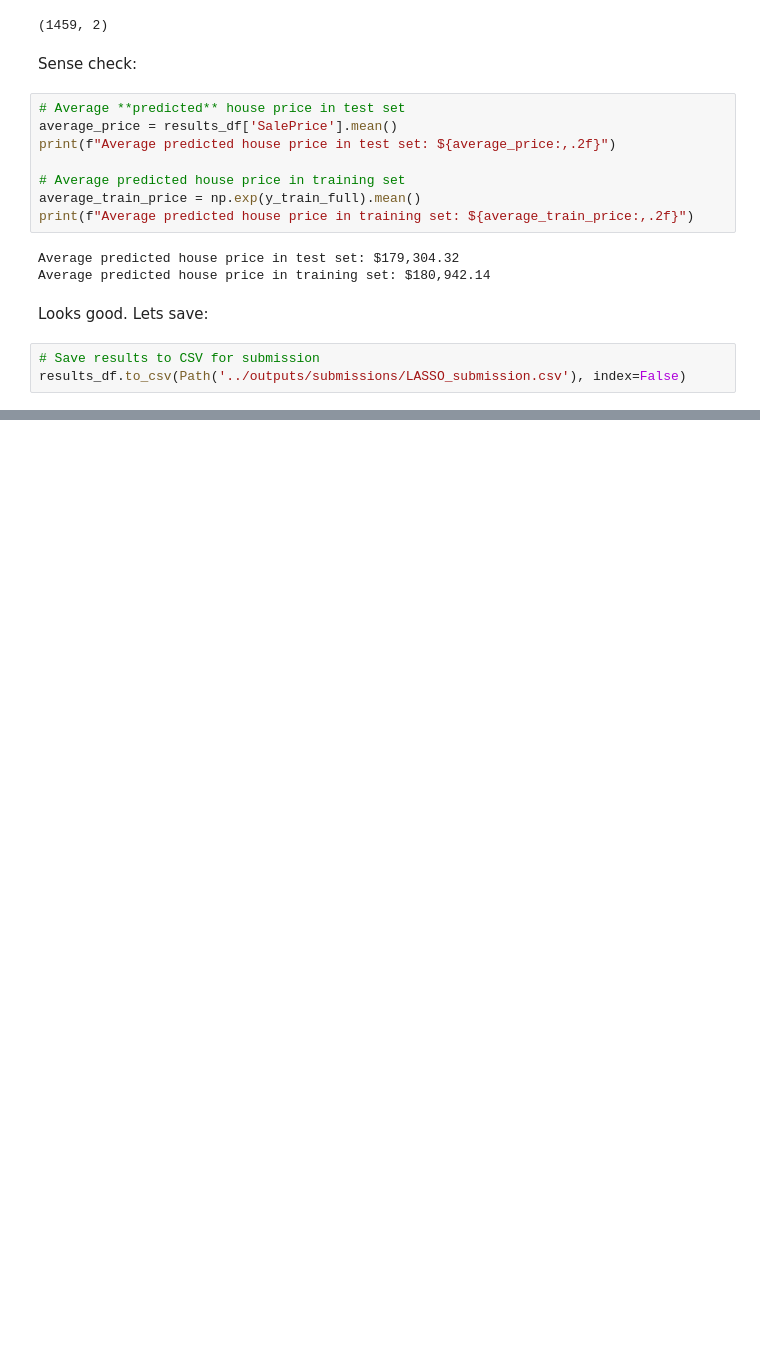
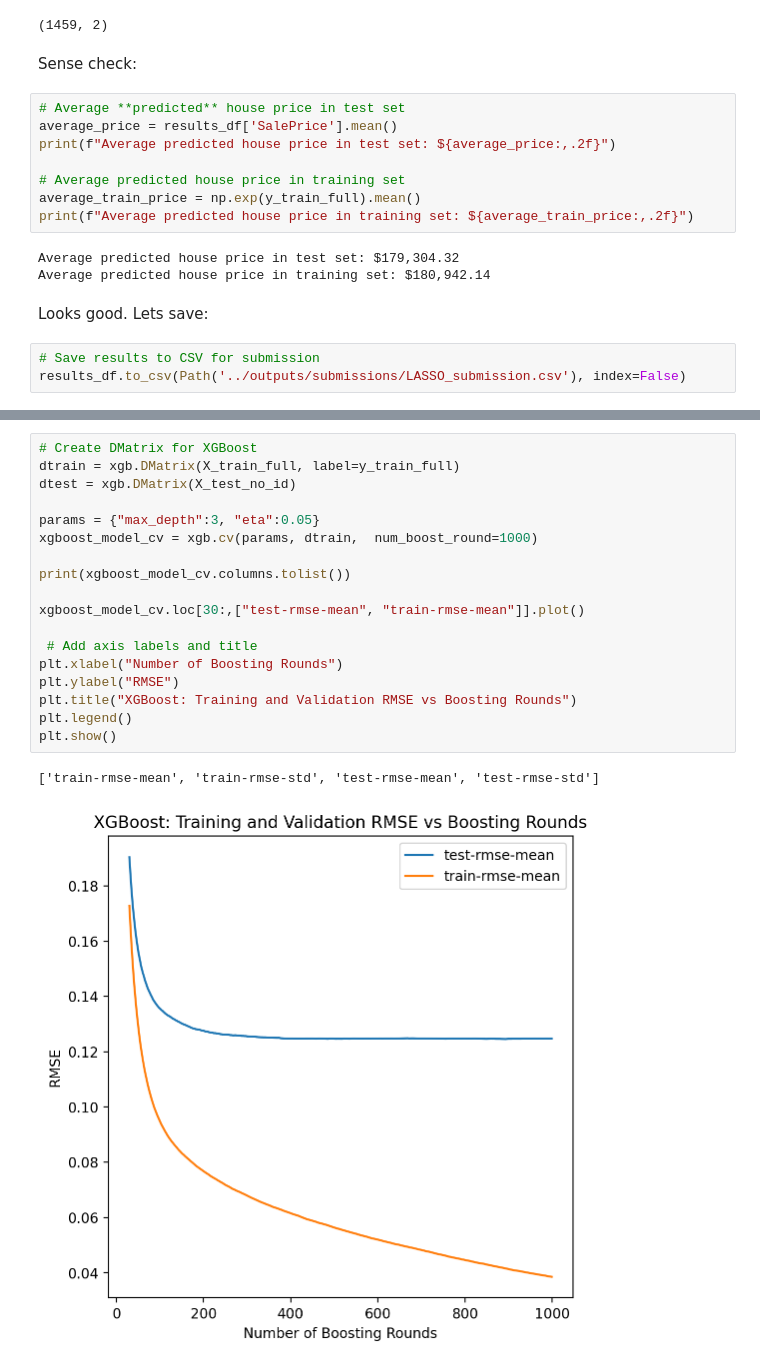
Before and after one commit to arikatz123/house-prices-ml, a Jupyter notebook: notebooks/linear_regression_models.ipynb, the cells around one changed output, grey strips where cells are left out. Cells and saved outputs as stored; diff of their text form; blank space fills up the shorter version.

```diff
--- a/notebooks/linear_regression_models.ipynb
+++ b/notebooks/linear_regression_models.ipynb
@@ -592,0 +631,21 @@ results_df.to_csv(Path('../outputs/submissions/LASSO_submission.csv'), index=Fal
+# %%
+# Create DMatrix for XGBoost
+dtrain = xgb.DMatrix(X_train_full, label=y_train_full)
+dtest = xgb.DMatrix(X_test_no_id)
+
+params = {"max_depth":3, "eta":0.05}
+xgboost_model_cv = xgb.cv(params, dtrain,  num_boost_round=1000)
+
+print(xgboost_model_cv.columns.tolist())
+
+xgboost_model_cv.loc[30:,["test-rmse-mean", "train-rmse-mean"]].plot()
+
+ # Add axis labels and title
+plt.xlabel("Number of Boosting Rounds")
+plt.ylabel("RMSE")
+plt.title("XGBoost: Training and Validation RMSE vs Boosting Rounds")
+plt.legend()
+plt.show()
+# %% [output]
+['train-rmse-mean', 'train-rmse-std', 'test-rmse-mean', 'test-rmse-std']
+[figure, added]
```
Also changed, not shown: parts of 11 cells of this notebook, 2 other files.
